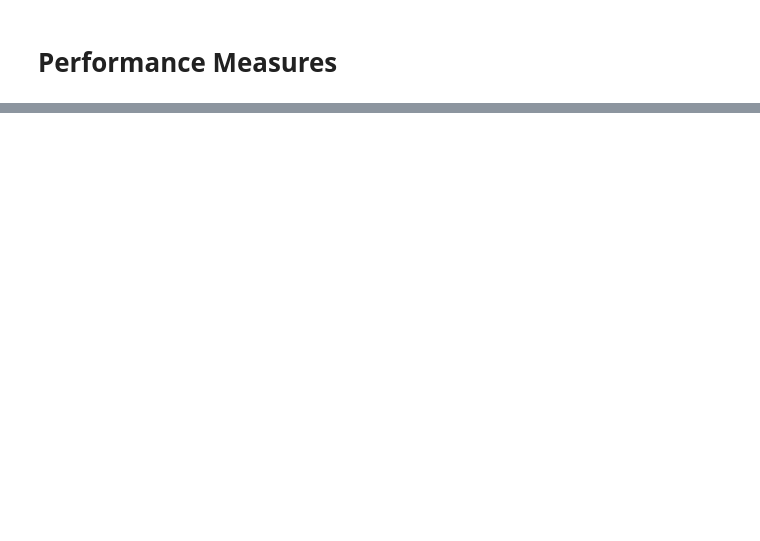
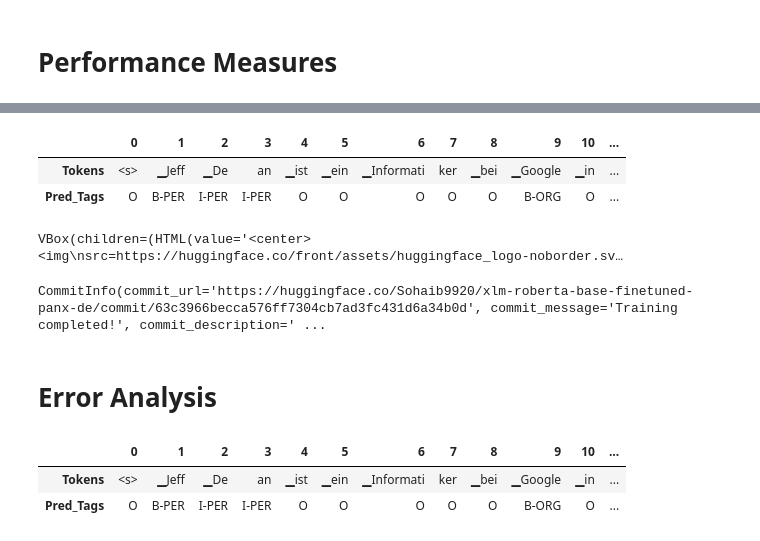
Before and after one commit to Sohaib9920/Transformer_Multilingual_NER, a Jupyter notebook: Transformer_Multilingual_Named_Entity_Recognition.ipynb, the cells around one changed output, grey strips where cells are left out. Drawn from its saved outputs; the diff is of its cells as text; code cells hidden in the pictures; blank space fills up the shorter version.

```diff
--- a/Transformer_Multilingual_Named_Entity_Recognition.ipynb
+++ b/Transformer_Multilingual_Named_Entity_Recognition.ipynb
@@ -322,0 +357,26 @@ pd.DataFrame(panx_de_encoded["train"][:3])
+# %%
+num_epochs = 3
+batch_size = 24
+model_name = f"{xlmr_model_name}-finetuned-panx-de"
+training_args = TrainingArguments(
+    output_dir=model_name, evaluation_strategy="epoch",
+    per_device_train_batch_size=24, per_device_eval_batch_size=24,
+    weight_decay=0.01, num_train_epochs=num_epochs, logging_strategy="epoch",
+    save_strategy="epoch", disable_tqdm=False, push_to_hub=False)
+# %%
+def model_init():
+    return (XLMRobertaForTokenClassification
+            .from_pretrained(xlmr_model_name, id2label=id2label, label2id=label2id, num_labels=tags.num_classes)
+            .to(device))
+
+def compute_metrics(eval_predictions):
+    y_true, y_pred = align_predictions(eval_predictions.predictions, eval_predictions.label_ids)
+    return {"f1": f1_score(y_true, y_pred)}
+
+data_collator = DataCollatorForTokenClassification(xlmr_tokenizer)
+# %%
+trainer = Trainer(model_init=model_init, args=training_args,
+                  data_collator=data_collator, compute_metrics=compute_metrics,
+                  train_dataset=panx_de_encoded["train"],
+                  eval_dataset=panx_de_encoded["validation"],
+                  tokenizer=xlmr_tokenizer)
@@ -322,0 +386,2 @@ pd.DataFrame(panx_de_encoded["train"][:3])
+# %%
+trainer.train()
@@ -322,0 +397,18 @@ pd.DataFrame(panx_de_encoded["train"][:3])
+# %%
+text_de = "Jeff Dean ist ein Informatiker bei Google in Kalifornien"
+tag_text(text_de, xlmr_tokenizer, trainer.model)
+# %% [output]
+|  | 0 | 1 | 2 | 3 | 4 | 5 | 6 | 7 | 8 | 9 | 10 | ... |
+| Tokens | <s> | ▁Jeff | ▁De | an | ▁ist | ▁ein | ▁Informati | ker | ▁bei | ▁Google | ▁in | ... |
+| Pred_Tags | O | B-PER | I-PER | I-PER | O | O | O | O | O | B-ORG | O | ... |
+# %%
+from huggingface_hub import notebook_login
+notebook_login()
+# %% [output]
+VBox(children=(HTML(value='<center> <img\nsrc=https://huggingface.co/front/assets/huggingface_logo-noborder.sv…
+# %%
+trainer.push_to_hub(commit_message="Training completed!")
+# %% [output]
+CommitInfo(commit_url='https://huggingface.co/Sohaib9920/xlm-roberta-base-finetuned-panx-de/commit/63c3966becca576ff7304cb7ad3fc431d6a34b0d', commit_message='Training completed!', commit_description=' ...
+# %% [markdown]
+# Error Analysis
@@ -322,0 +418,6 @@ pd.DataFrame(panx_de_encoded["train"][:3])
+# %%
+tag_text(text_de, xlmr_tokenizer, tuned_xlmr_model)
+# %% [output]
+|  | 0 | 1 | 2 | 3 | 4 | 5 | 6 | 7 | 8 | 9 | 10 | ... |
+| Tokens | <s> | ▁Jeff | ▁De | an | ▁ist | ▁ein | ▁Informati | ker | ▁bei | ▁Google | ▁in | ... |
+| Pred_Tags | O | B-PER | I-PER | I-PER | O | O | O | O | O | B-ORG | O | ... |
```
Also changed, not shown: parts of 18 cells of this notebook.
